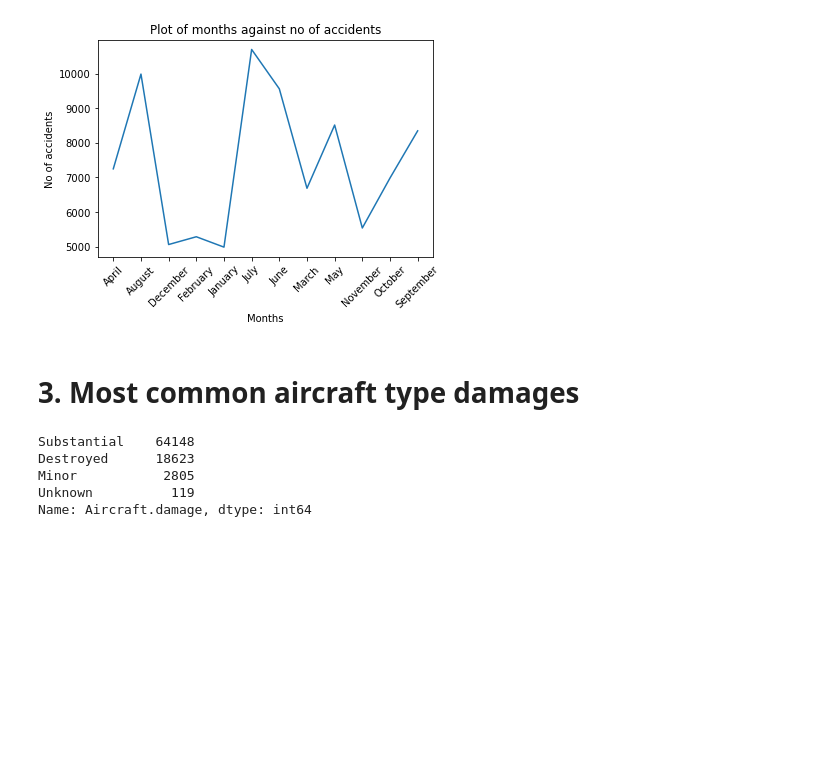
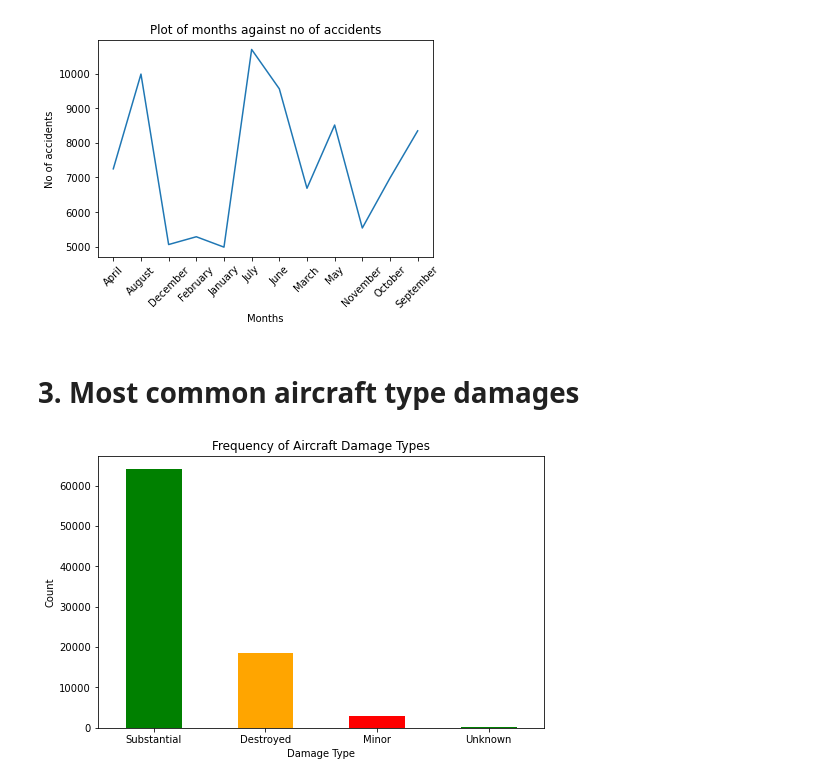
Before and after one commit to Audrey-coder/Phase1-Project, a Jupyter notebook: index.ipynb, the cells around one changed output. Drawn from its saved outputs; the diff is of its cells as text; code cells hidden in the pictures; blank space fills up the shorter version.

```diff
--- a/index.ipynb
+++ b/index.ipynb
@@ -292,11 +309,13 @@ ax.set_xticklabels(monthly_accidents.index, rotation=45);
 [figure]
 # %% [markdown]
 # 3. Most common aircraft type damages
-# %%
-df['Aircraft.damage'].value_counts()
-# %% [output]
-Substantial    64148
-Destroyed      18623
-Minor           2805
-Unknown          119
-Name: Aircraft.damage, dtype: int64
+# %%
+damage = df['Aircraft.damage'].value_counts()
+damage.plot(kind='bar', color=['green', 'orange', 'red'], figsize=(8, 5))
+plt.title("Frequency of Aircraft Damage Types")
+plt.xlabel("Damage Type")
+plt.ylabel("Count")
+plt.xticks(rotation=0)
+plt.show()
+# %% [output]
+[figure, added]
```
Also changed, not shown: parts of 15 cells of this notebook.
